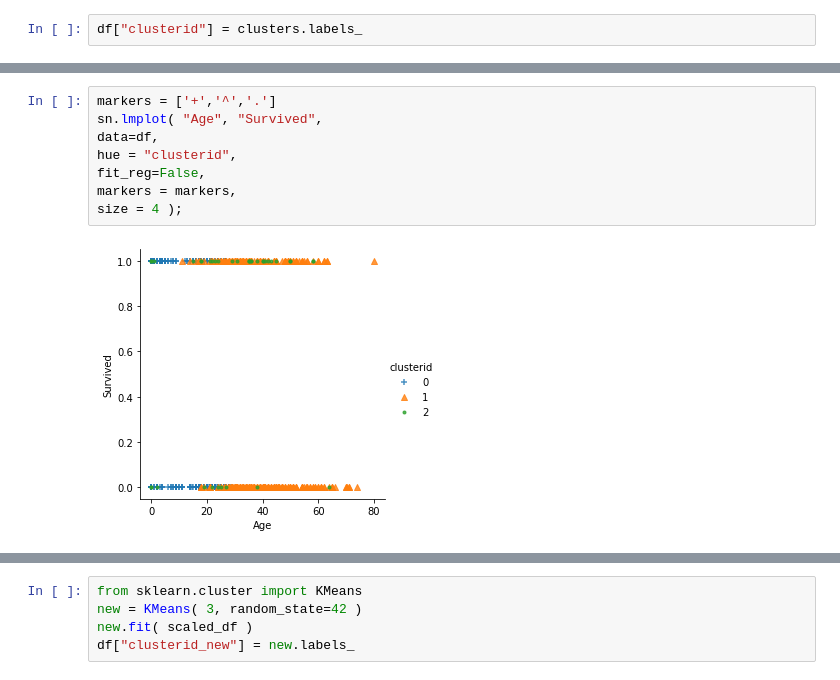
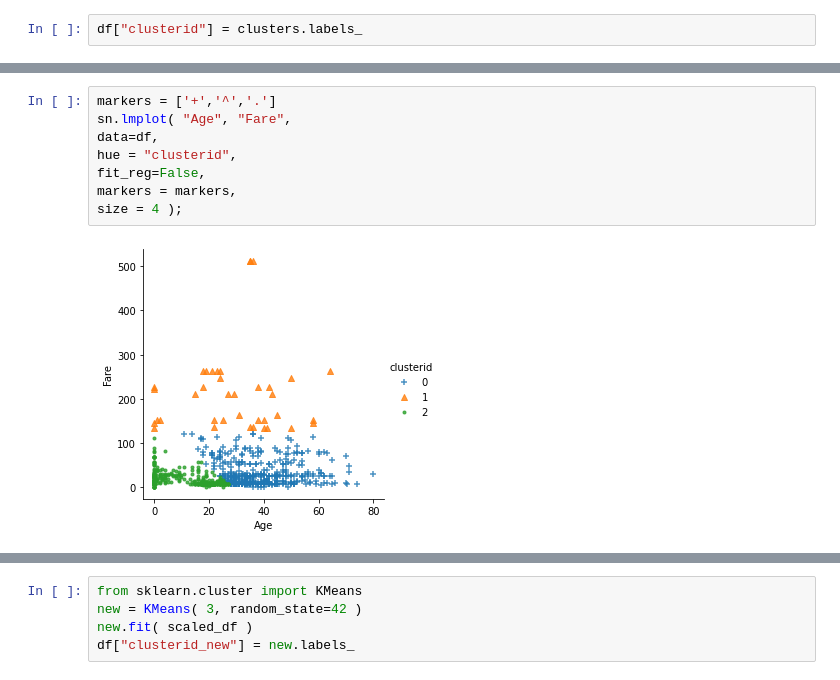
Before and after one commit to Somyadhariwal/SD_MLAP, a Jupyter notebook: Clustering.ipynb, the cells around one changed output, grey strips where cells are left out. Saved outputs shown, nothing was run; the diff lists cells and outputs as text.

```diff
--- a/Clustering.ipynb
+++ b/Clustering.ipynb
@@ -246,13 +246,13 @@ df[0:5]
 # %%
 markers = ['+','^','.']
-sn.lmplot( "Age", "Survived",
+sn.lmplot( "Age", "Fare",
 data=df,
 hue = "clusterid",
 fit_reg=False,
 markers = markers,
 size = 4 );
 # %% [output]
-[figure, old version]
+[figure, new version]
 # %%
 scaler = StandardScaler()
 scaled_customers_df = scaler.fit_transform(
```
Also changed, not shown: parts of 5 cells of this notebook.
